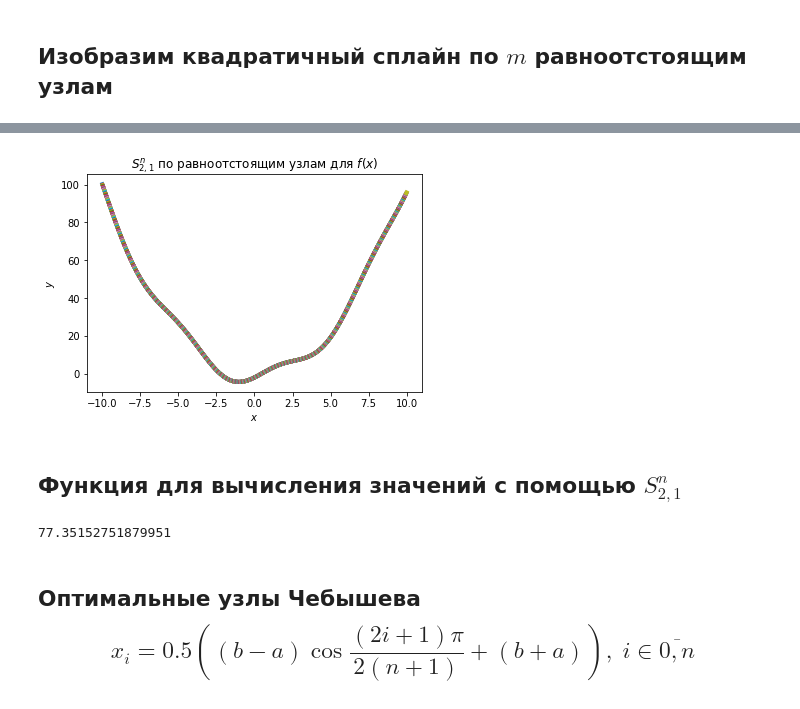
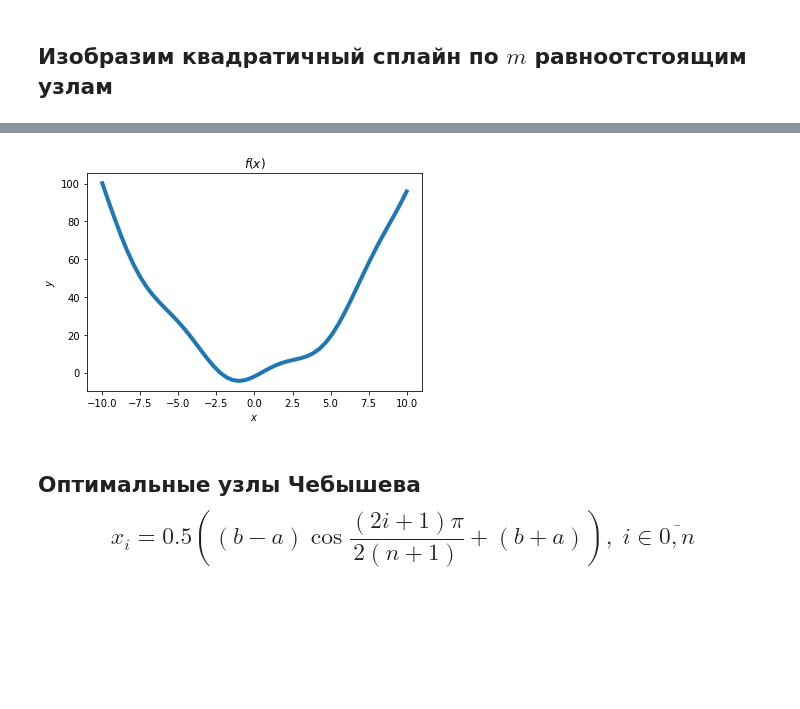
Before and after one commit to verse-chorus/linear_quadratic_cubic_splines, a Jupyter notebook: Квадратичный_сплайн.ipynb, the cells around one changed output, grey strips where cells are left out. Drawn from its saved outputs; the diff is of its cells as text; code cells hidden in the pictures; blank space fills up the shorter version.

```diff
--- a/Квадратичный_сплайн.ipynb
+++ b/Квадратичный_сплайн.ipynb
@@ -67,14 +99,12 @@ ci = B[2*n:]
 # %%
 plt.figure()
 for k in range(n):
-    xspline = np.linspace(x[k], x[k+1])
-    yspline = ai[k]*xspline**2 + bi[k]*xspline + ci[k]
-    plt.plot(xspline, yspline, '-', linewidth=4)
+    x = np.linspace(-10, 10)
+    y = x**2 + 4*np.sin(x) - 2
+plt.plot(x, y, '-', linewidth=4)
 plt.xlabel('$x$')
 plt.ylabel('$y$')
-plt.title('$S_{2,1}^n$ по равноотстоящим узлам для $f(x)$')
+plt.title('$f(x)$')
 plt.show()
 # %% [output]
-[figure, old version]
+[figure, new version]
-# %% [markdown]
-## Функция для вычисления значений с помощью $S_{2,1}^n$
@@ -91,6 +111,2 @@ def quadratic_spline(arg):
-# %%
-quadratic_spline(-9)
-# %% [output]
-77.35152751879951
 # %% [markdown]
 ## Оптимальные узлы Чебышева $$x_i = 0.5 \left((b-a)\cos\dfrac{(2i+1)\pi}{2(n+1)} + (b+a)\right),\; i\in \overline{0,n}$$
```
Also changed, not shown: parts of 14 cells of this notebook, 1 other file.
